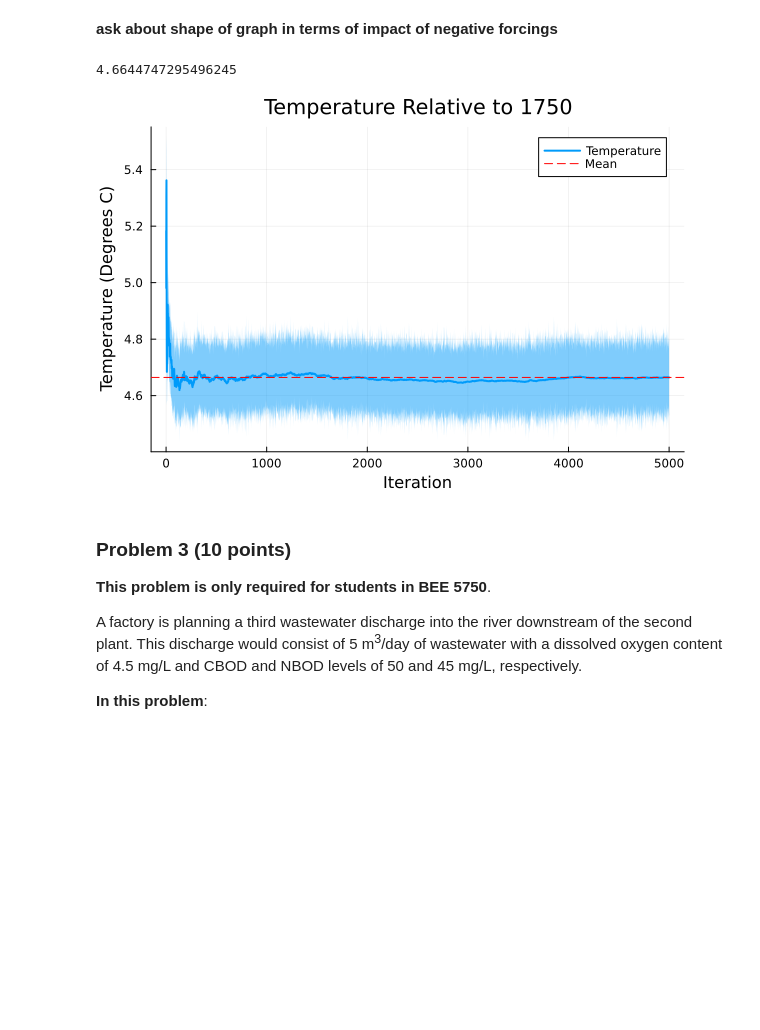
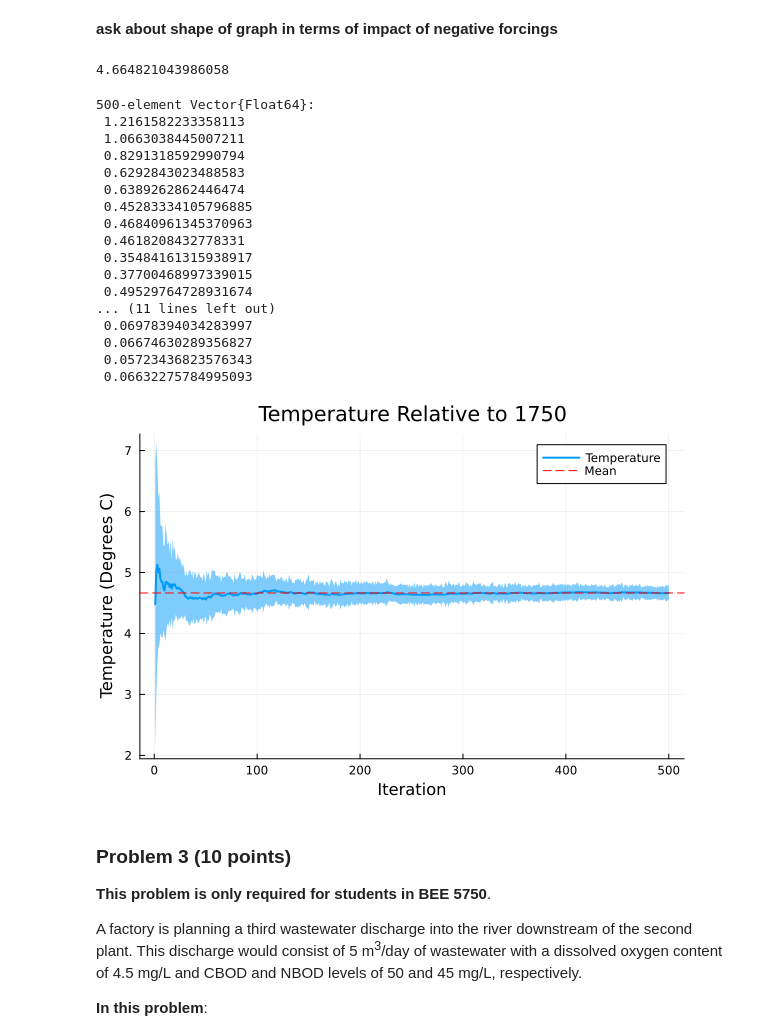
Before and after one commit to BEE4750-FA24/hw3-last-three-braincells, a Jupyter notebook: hw03.ipynb, the cells around one changed output. Cells and saved outputs as stored; diff of their text form; code cells hidden in the pictures; blank space fills up the shorter version.

```diff
--- a/hw03.ipynb
+++ b/hw03.ipynb
@@ -458,37 +458,56 @@ function MC_simulate_T(delta_t, C, n, forcing_total)
     st_dev = zeros(length(forcing_total))
     st_dev[1] = 0
     st_dev_2100 = zeros(n)
+    st_error = zeros(n)
     for k = 1:n
         lambda_sample = rand(lambda_dist)
         for i = 2:length(forcing_total)
             F = forcing_total[i]
             T_vec[i] = T_vec[i-1] + (delta_t/C)*(F-lambda_sample*T_vec[i-1])
-            st_dev[i] = std(T_vec[1:i]) / sqrt(i)
+            st_dev[i] = std(T_vec[1:i]) / sqrt(k)
         end
         T_2100[k] = T_vec[2100-1750]
         st_dev_2100[k] = st_dev[2100-1750]
     end
     return(T_2100,st_dev_2100)
 end
 
-n = 5_000
+n = 500
 
 T_2100, st_dev_2100 = MC_simulate_T(delta_t, C, n, forcing_total)
 
 T_run_est = cumsum(T_2100)./(1:n)
 n_vec = collect(1:n)
 
 MCTemp2100 = mean(T_2100)
 #st_dev = std(T_run_est)
 display(MCTemp2100)
+display(st_dev_2100)
 
 plot(n_vec, T_run_est, label="Temperature", xlabel = "Iteration", ylabel = "Temperature (Degrees C)",
         title = "Temperature Relative to 1750", linewidth=2, ribbon=1.96*st_dev_2100)
 
 hline!([MCTemp2100], color="red", linestyle=:dash, label = "Mean")
 # %% [output]
-4.6644747295496245
+4.664821043986058
+500-element Vector{Float64}:
+ 1.2161582233358113
+ 1.0663038445007211
+ 0.8291318592990794
+ 0.6292843023488583
+ 0.6389262862446474
+ 0.45283334105796885
+ 0.46840961345370963
+ 0.4618208432778331
+ 0.35484161315938917
+ 0.37700468997339015
+ 0.49529764728931674
+... (11 lines left out)
+ 0.06978394034283997
+ 0.06674630289356827
+ 0.05723436823576343
+ 0.06632275784995093
-[figure, old version]
+[figure, new version]
 # %% [markdown]
 ### Problem 3 (10 points)
 
```
